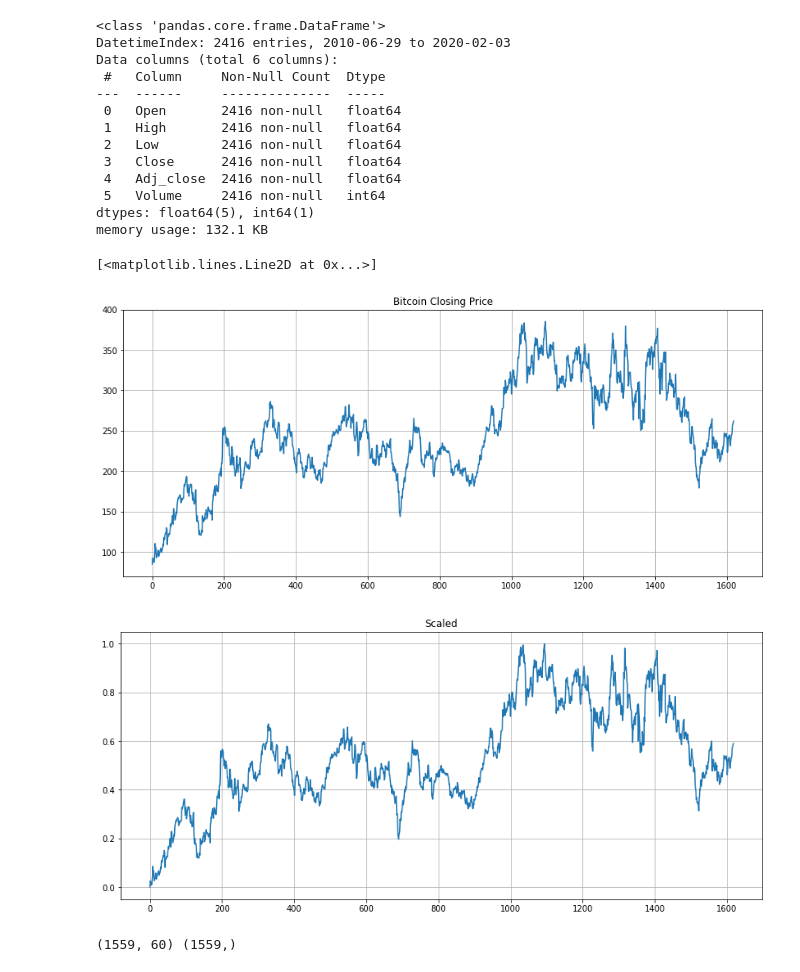
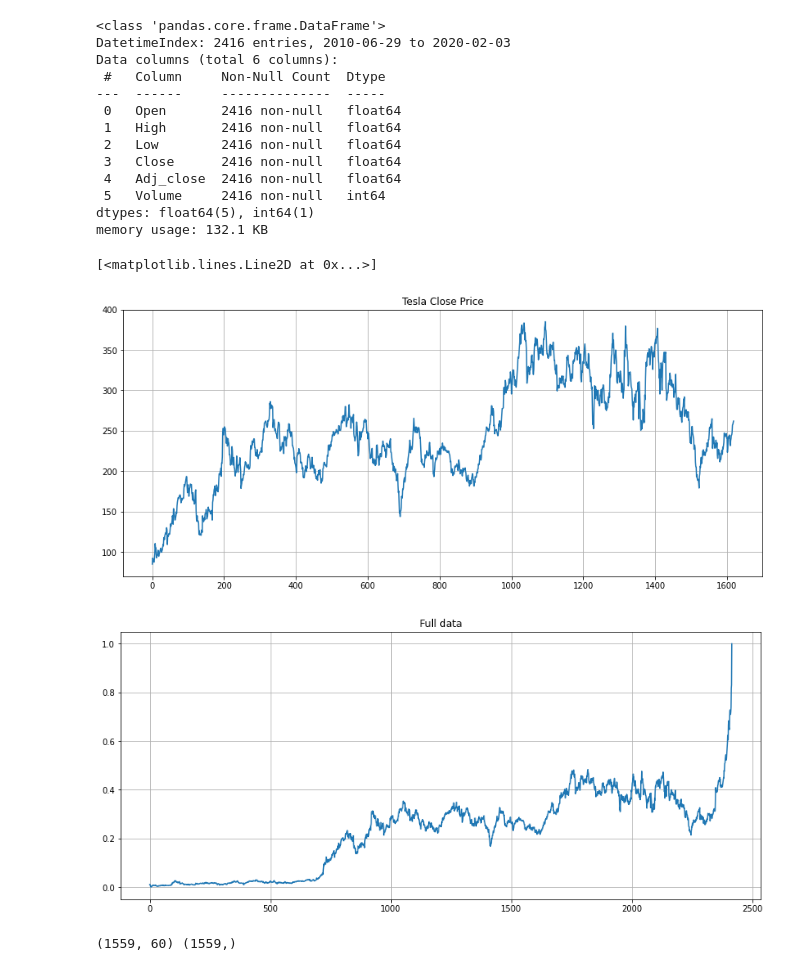
Before and after one commit to BondaiKa/univer_work, a Jupyter notebook: neural_network/lab_4/Lab4_Safiullin.ipynb, the cells around one changed output. Cells and saved outputs as stored; diff of their text form; code cells hidden in the pictures.

```diff
--- a/neural_network/lab_4/Lab4_Safiullin.ipynb
+++ b/neural_network/lab_4/Lab4_Safiullin.ipynb
@@ -42,6 +42,7 @@ df.head(8)
 | 2010-07-09 | 17.580000 | 17.900000 | 16.549999 | 17.400000 | 17.400000 | 4050600 |
 # %%
 a = df["Close"][int(len(df)*0.3):int(len(df)*0.97)].fillna(method="backfill")
+full = df["Close"].fillna(method="backfill")
 df.info()
 # %% [output]
 <class 'pandas.core.frame.DataFrame'>
@@ -60,20 +61,20 @@ memory usage: 132.1 KB
 # %%
 close_price = np.array(a).reshape(-1,1)
 plt.figure(figsize=(14,6))
-plt.title("Bitcoin Closing Price")
+plt.title("Tesla Close Price")
 plt.grid()
 plt.plot(close_price)
 
 sc = MinMaxScaler()
-close_priceSC = sc.fit_transform(close_price)
+close_priceSC = sc.fit_transform(np.array(full).reshape(-1,1))
 plt.figure(figsize=(14,6))
-plt.title("Scaled")
+plt.title("Full data")
 plt.grid()
 plt.plot(close_priceSC)
 # %% [output]
 [<matplotlib.lines.Line2D at 0x...>]
-[figure, old version]
+[figure, new version]
-[figure, old version]
+[figure, new version]
 # %%
 X = []
 y = []
```
Also changed, not shown: parts of 3 cells of this notebook, 5 other files.
